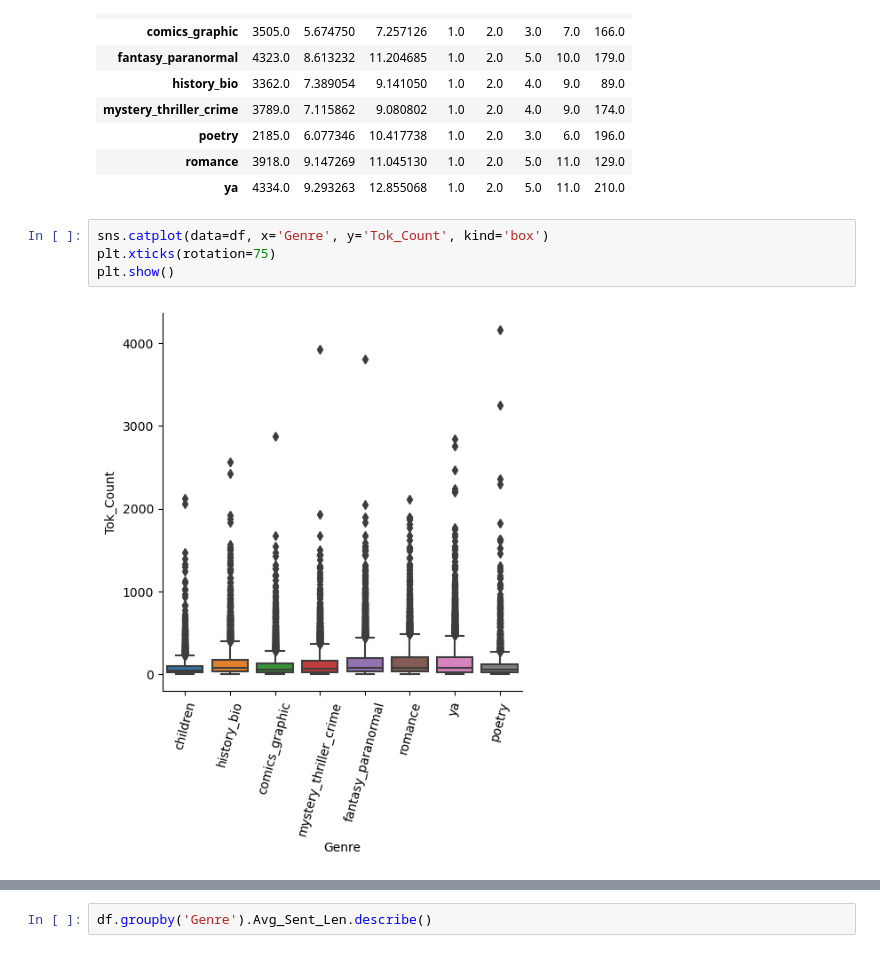
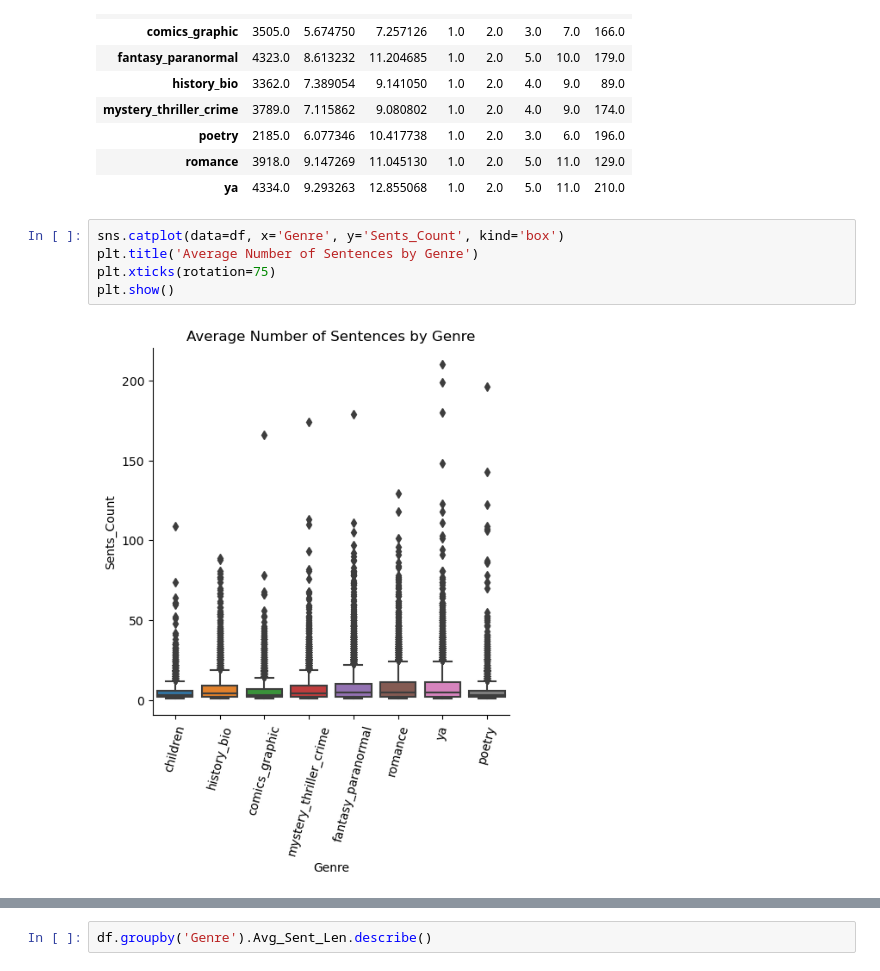
Before and after one commit to Data-Science-for-Linguists-2023/Goodreads-Genre-Reviews-Analysis, a Jupyter notebook: Data_Analysis.ipynb, the cells around one changed output, grey strips where cells are left out. Saved outputs shown, nothing was run; the diff lists cells and outputs as text.

```diff
--- a/Data_Analysis.ipynb
+++ b/Data_Analysis.ipynb
@@ -243,10 +341,11 @@ df.groupby('Genre').Sents_Count.describe()
 | romance | 3918.0 | 9.147269 | 11.045130 | 1.0 | 2.0 | 5.0 | 11.0 | 129.0 |
 | ya | 4334.0 | 9.293263 | 12.855068 | 1.0 | 2.0 | 5.0 | 11.0 | 210.0 |
 # %%
-sns.catplot(data=df, x='Genre', y='Tok_Count', kind='box')
+sns.catplot(data=df, x='Genre', y='Sents_Count', kind='box')
+plt.title('Average Number of Sentences by Genre')
 plt.xticks(rotation=75)
 plt.show()
 # %% [output]
-[figure, old version]
+[figure, new version]
 # %%
 sns.catplot(data=df, x='Genre', y='Sents_Count', kind='bar', estimator=np.median)
```
Also changed, not shown: parts of 57 cells of this notebook.
